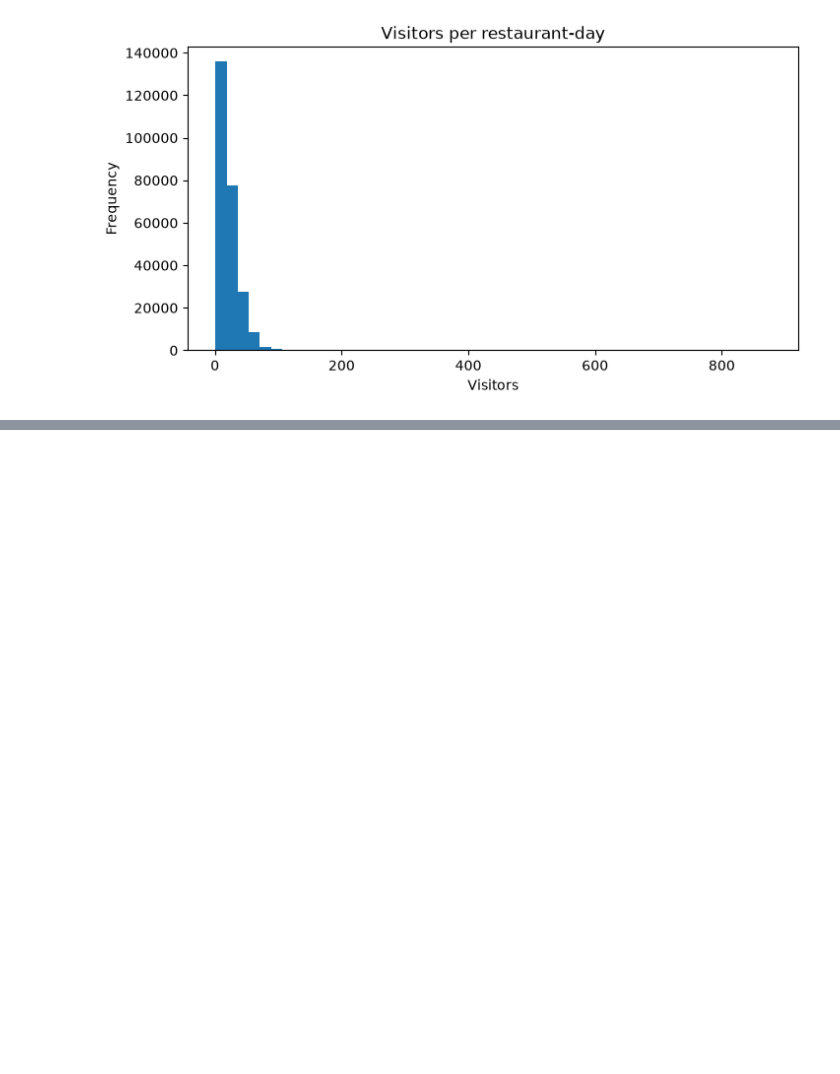
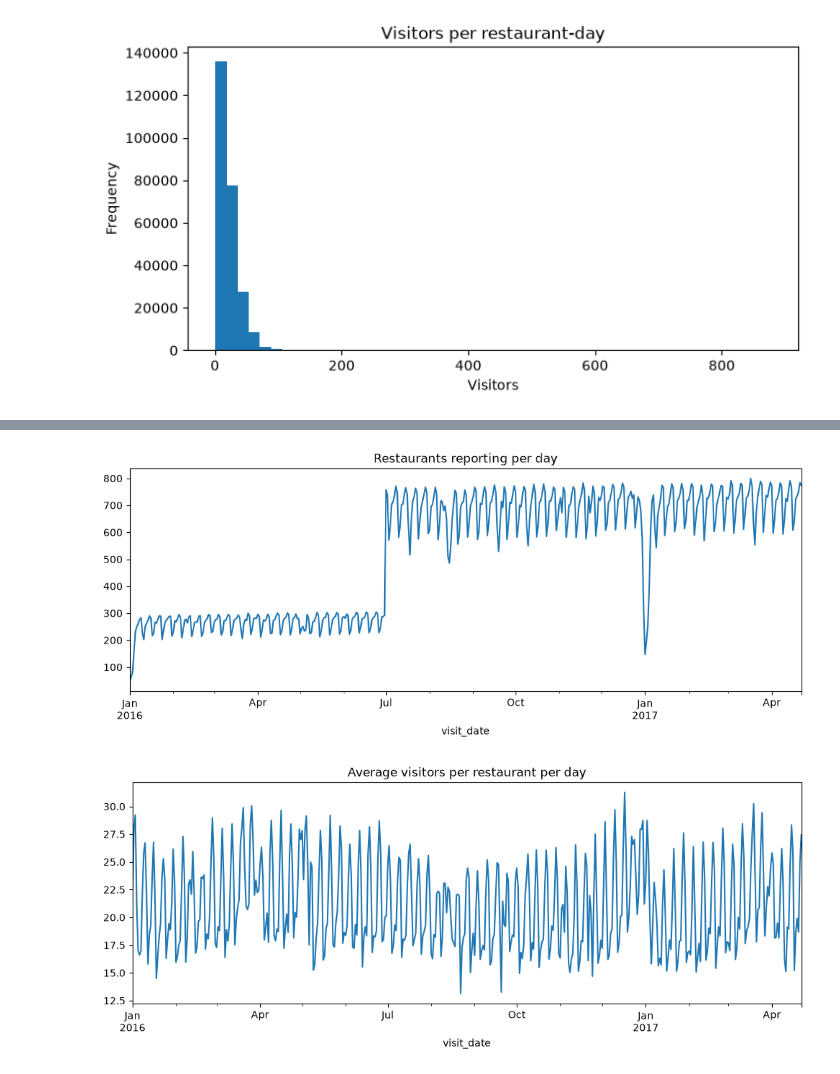
Before and after one commit to bakarboyy/restaurant-demand-forecasting, a Jupyter notebook: notebooks/01_explore.ipynb, the cells around one changed output, grey strips where cells are left out. Drawn from its saved outputs; the diff is of its cells as text; code cells hidden in the pictures; blank space fills up the shorter version.

```diff
--- a/notebooks/01_explore.ipynb
+++ b/notebooks/01_explore.ipynb
@@ -86,0 +133,10 @@ The weekend is generally more busier than the rest of the week. Saturdays are th
+# %%
+stores_per_day = visits.groupby("visit_date")["air_store_id"].nunique()
+stores_per_day.plot(figsize=(12, 4), title="Restaurants reporting per day")
+plt.show()
+
+(daily / stores_per_day).plot(figsize=(12, 4), title="Average visitors per restaurant per day")
+plt.show()
+# %% [output]
+[figure, added]
+[figure, added]
```
Also changed, not shown: parts of 35 cells of this notebook.
